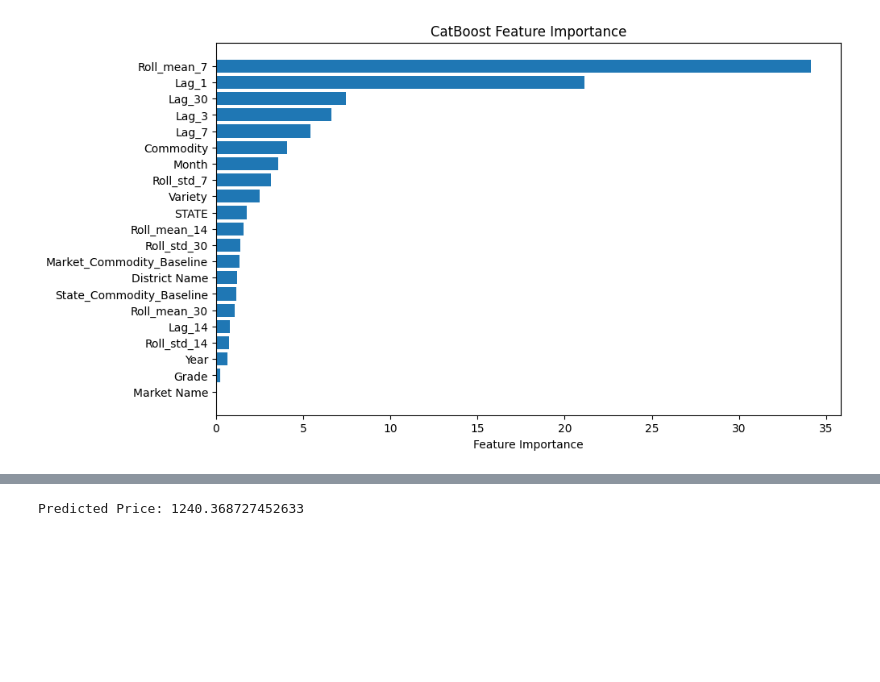
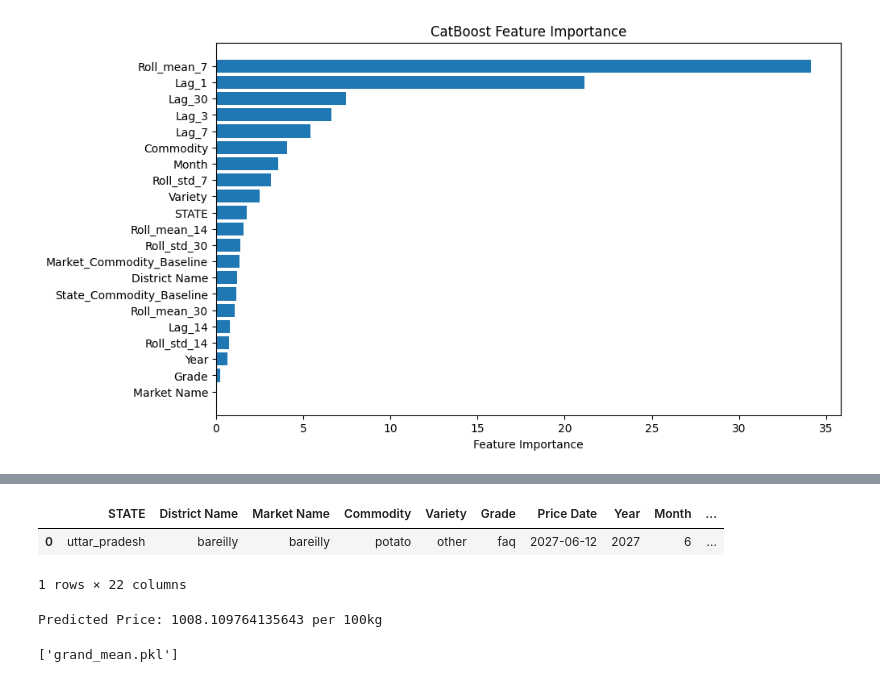
Before and after one commit to DeepanshuSharma1607/house-price_and_average_happy_life_prediction, a Jupyter notebook: notebook474ddf25d3.ipynb, the cells around one changed output, grey strips where cells are left out. Cells and saved outputs as stored; diff of their text form; code cells hidden in the pictures; blank space fills up the shorter version.

```diff
--- a/notebook474ddf25d3.ipynb
+++ b/notebook474ddf25d3.ipynb
@@ -370,10 +370,10 @@ new_data = pd.DataFrame({
     'STATE': ['uttar_pradesh'],      # must exist
     'District Name': ['bareilly'],   # must exist
     'Market Name': ['bareilly'],     # EXACT match
-    'Commodity': ['onion'],          # exists
+    'Commodity': ['potato'],          # exists
     'Variety': ['other'],            # safer than 'local'
     'Grade': ['faq'],                # exists
-    'Price Date': ['2025-06-12']
+    'Price Date': ['2027-06-12']
 })
 # %%
 new_data['Price Date'] = pd.to_datetime(new_data['Price Date'])
@@ -411,11 +437,26 @@ new_data['Roll_std_14']  = history['Modal_Price'].iloc[-14:].std()
 
 new_data['Roll_mean_30'] = history['Modal_Price'].iloc[-30:].mean()
 new_data['Roll_std_30']  = history['Modal_Price'].iloc[-30:].std()
+# %%
+new_data
+# %% [output]
+|  | STATE | District Name | Market Name | Commodity | Variety | Grade | Price Date | Year | Month | ... |
+| 0 | uttar_pradesh | bareilly | bareilly | potato | other | faq | 2027-06-12 | 2027 | 6 | ... |
+1 rows × 22 columns
 # %%
 drop_cols = ['Price Date']
 x_new = new_data.drop(columns=drop_cols)
 # %%
 prediction = model.predict(x_new)
-print("Predicted Price:", prediction[0])
+print("Predicted Price:", prediction[0], "per 100kg")
 # %% [output]
-Predicted Price: 1240.368727452633
+Predicted Price: 1008.109764135643 per 100kg
+# %%
+import joblib
+
+joblib.dump(model, "model.pkl")
+joblib.dump(market_baseline, "market_baseline.pkl")
+joblib.dump(state_baseline, "state_baseline.pkl")
+joblib.dump(grand_mean, "grand_mean.pkl")
+# %% [output]
+['grand_mean.pkl']
```
Also changed, not shown: parts of 4 cells of this notebook.
